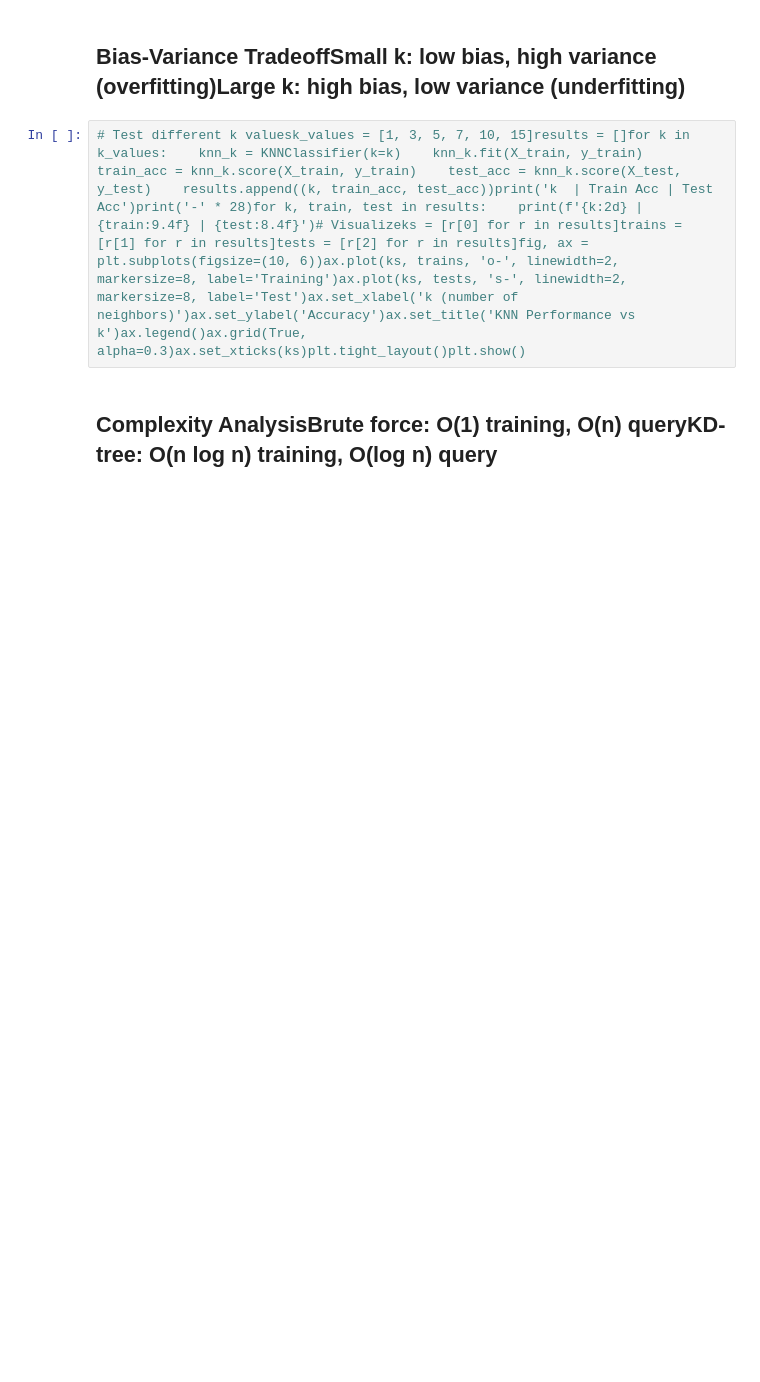
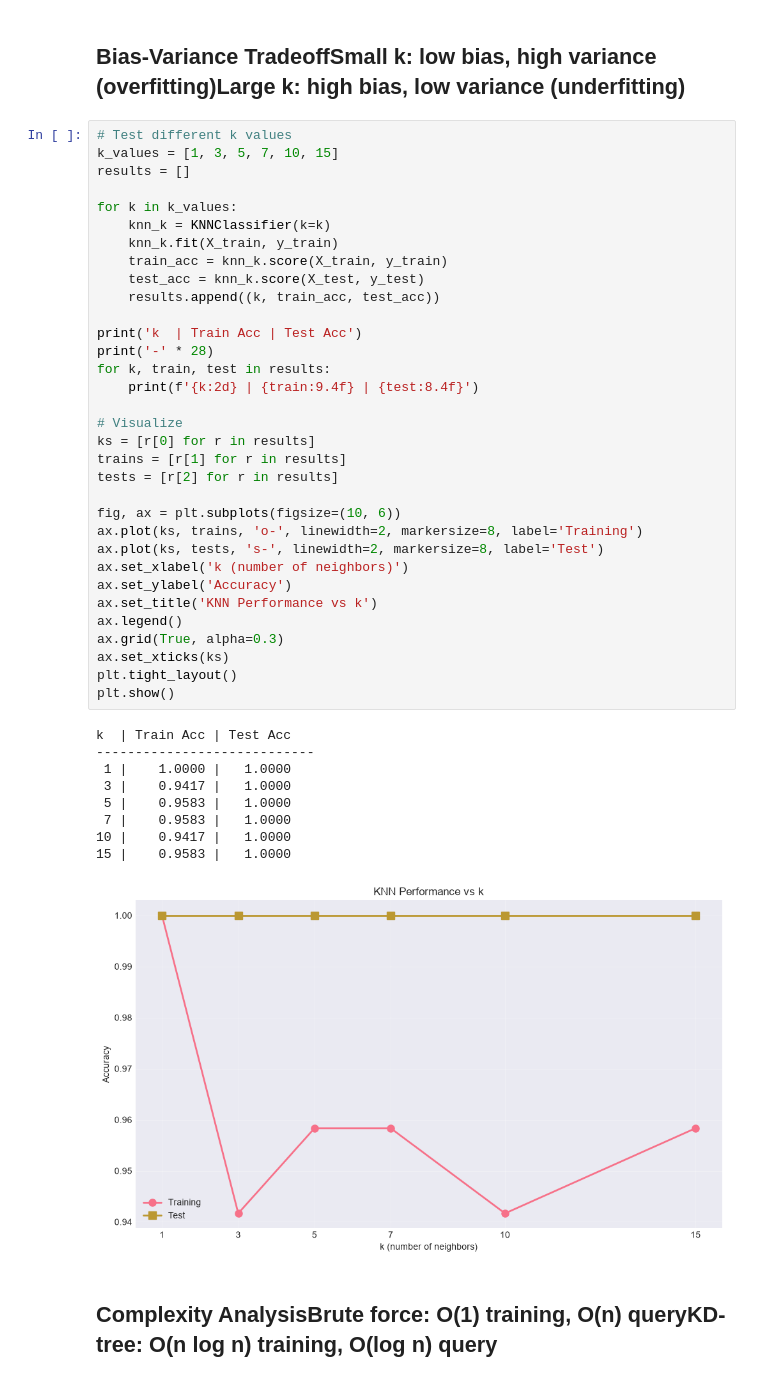
Before and after one commit to powell-clark/supervised-learning, a Jupyter notebook: notebooks/5a_k_nearest_neighbors_theory.ipynb, the cells around one changed output. Drawn from its saved outputs; the diff is of its cells as text; blank space fills up the shorter version.

```diff
--- a/notebooks/5a_k_nearest_neighbors_theory.ipynb
+++ b/notebooks/5a_k_nearest_neighbors_theory.ipynb
@@ -73,7 +358,48 @@ class KNNClassifier:    def __init__(self, k=5, metric='euclidean'):        self
 # %% [markdown]
 ## Bias-Variance TradeoffSmall k: low bias, high variance (overfitting)Large k: high bias, low variance (underfitting)
 # %%
-# Test different k valuesk_values = [1, 3, 5, 7, 10, 15]results = []for k in k_values:    knn_k = KNNClassifier(k=k)    knn_k.fit(X_train, y_train)    train_acc = knn_k.score(X_train, y_train)    test_acc = knn_k.score(X_test, y_test)    results.append((k, train_acc, test_acc))print('k  | Train Acc | Test Acc')print('-' * 28)for k, train, test in results:    print(f'{k:2d} | {train:9.4f} | {test:8.4f}')# Visualizeks = [r[0] for r in results]trains = [r[1] for r in results]tests = [r[2] for r in results]fig, ax = plt.subplots(figsize=(10, 6))ax.plot(ks, trains, 'o-', linewidth=2, markersize=8, label='Training')ax.plot(ks, tests, 's-', linewidth=2, markersize=8, label='Test')ax.set_xlabel('k (number of neighbors)')ax.set_ylabel('Accuracy')ax.set_title('KNN Performance vs k')ax.legend()ax.grid(True, alpha=0.3)ax.set_xticks(ks)plt.tight_layout()plt.show()
+# Test different k values
+k_values = [1, 3, 5, 7, 10, 15]
+results = []
+
+for k in k_values:
+    knn_k = KNNClassifier(k=k)
+    knn_k.fit(X_train, y_train)
+    train_acc = knn_k.score(X_train, y_train)
+    test_acc = knn_k.score(X_test, y_test)
+    results.append((k, train_acc, test_acc))
+
+print('k  | Train Acc | Test Acc')
+print('-' * 28)
+for k, train, test in results:
+    print(f'{k:2d} | {train:9.4f} | {test:8.4f}')
+
+# Visualize
+ks = [r[0] for r in results]
+trains = [r[1] for r in results]
+tests = [r[2] for r in results]
+
+fig, ax = plt.subplots(figsize=(10, 6))
+ax.plot(ks, trains, 'o-', linewidth=2, markersize=8, label='Training')
+ax.plot(ks, tests, 's-', linewidth=2, markersize=8, label='Test')
+ax.set_xlabel('k (number of neighbors)')
+ax.set_ylabel('Accuracy')
+ax.set_title('KNN Performance vs k')
+ax.legend()
+ax.grid(True, alpha=0.3)
+ax.set_xticks(ks)
+plt.tight_layout()
+plt.show()
+# %% [output]
+k  | Train Acc | Test Acc
+----------------------------
+ 1 |    1.0000 |   1.0000
+ 3 |    0.9417 |   1.0000
+ 5 |    0.9583 |   1.0000
+ 7 |    0.9583 |   1.0000
+10 |    0.9417 |   1.0000
+15 |    0.9583 |   1.0000
+[figure, added]
 # %% [markdown]
 ## Complexity AnalysisBrute force: O(1) training, O(n) queryKD-tree: O(n log n) training, O(log n) query
 # %% [markdown]
```
Also changed, not shown: parts of 9 cells of this notebook, 1 other file.
